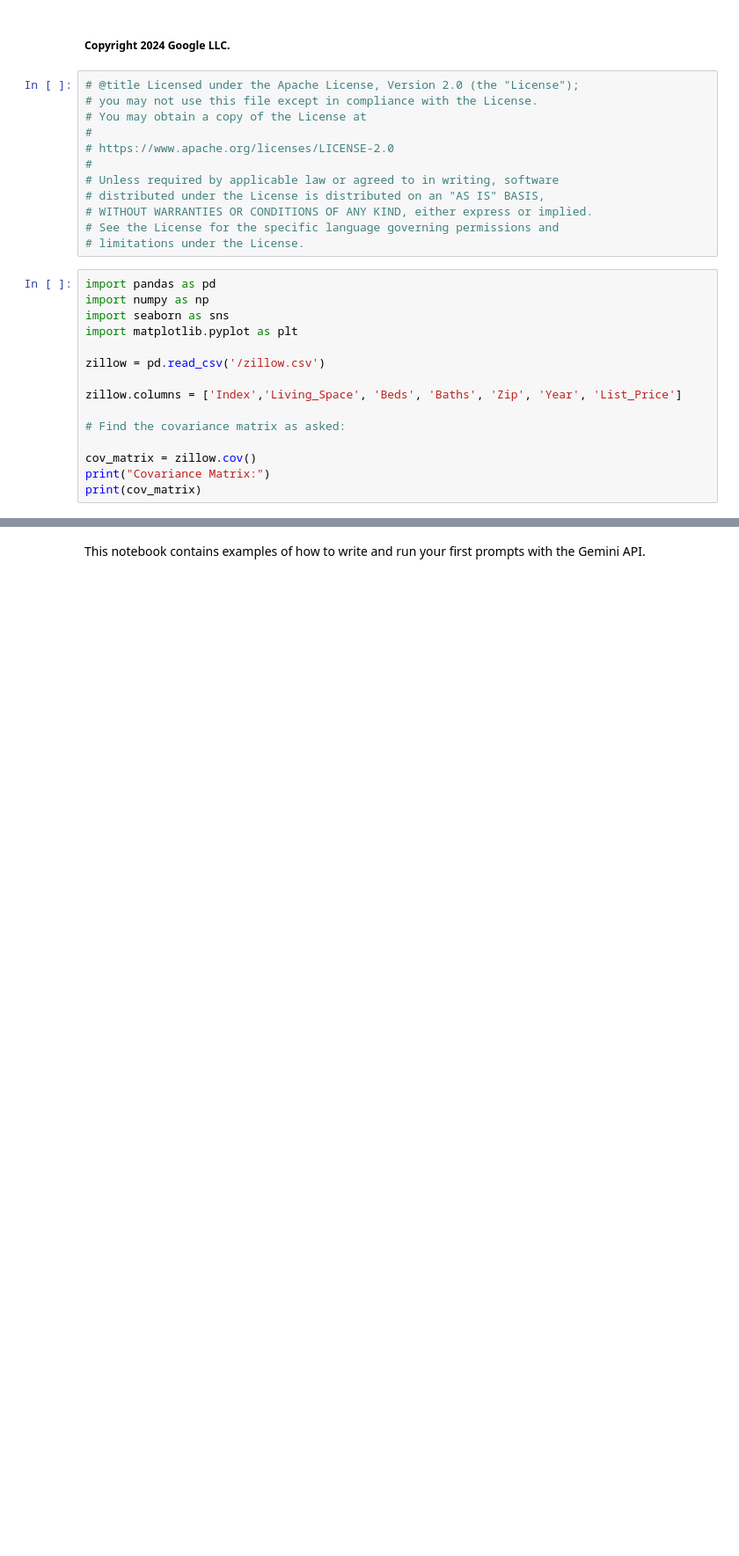
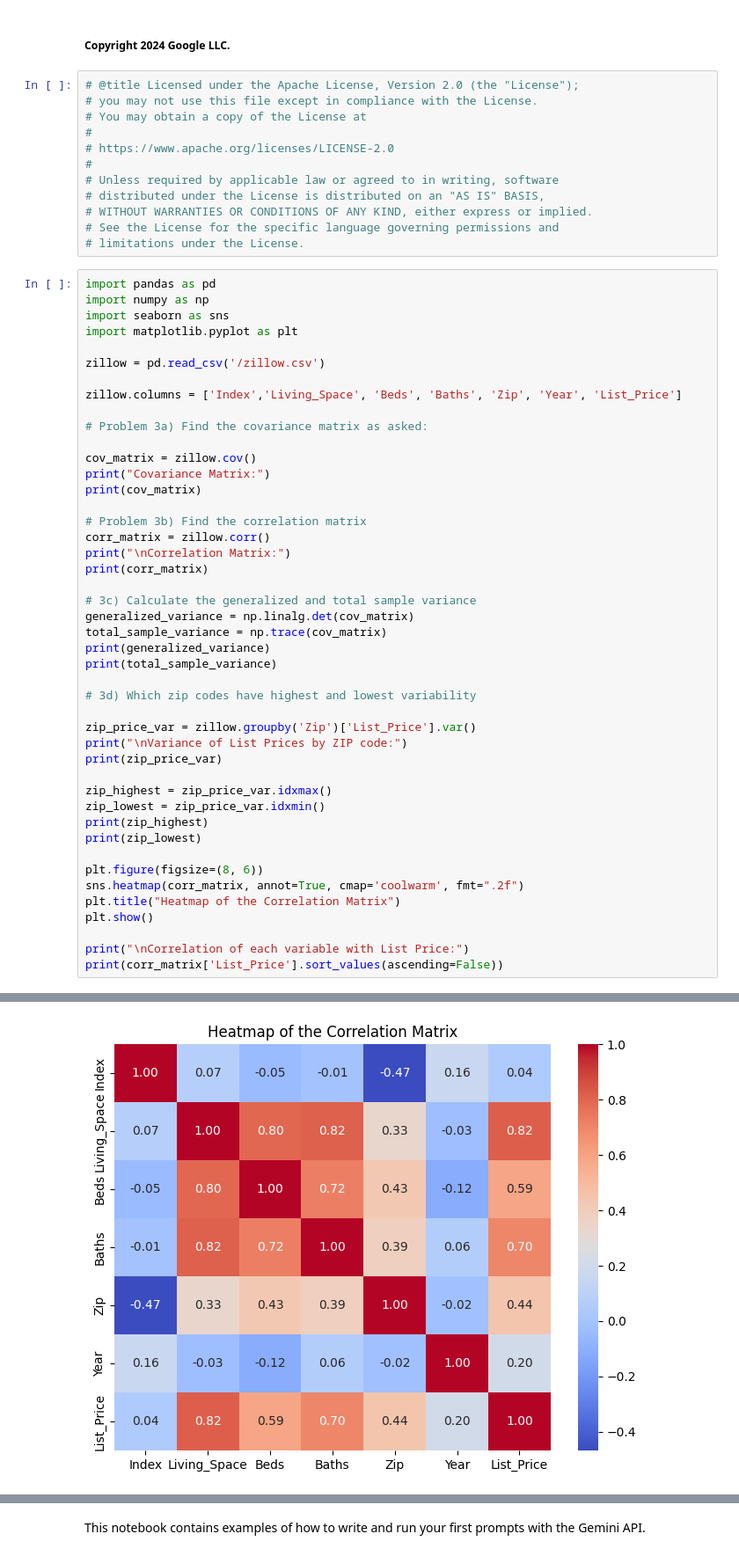
Before and after one commit to Agneiyam/Edric, a Jupyter notebook: quickstarts/Prompting.ipynb, the cells around one changed output, grey strips where cells are left out. Shown at 88% size. Saved outputs shown, nothing was run; the diff lists cells and outputs as text; blank space fills up the shorter version.

```diff
--- a/quickstarts/Prompting.ipynb
+++ b/quickstarts/Prompting.ipynb
@@ -22,11 +22,41 @@ zillow = pd.read_csv('/zillow.csv')
 
 zillow.columns = ['Index','Living_Space', 'Beds', 'Baths', 'Zip', 'Year', 'List_Price']
 
-# Find the covariance matrix as asked:
+# Problem 3a) Find the covariance matrix as asked:
 
 cov_matrix = zillow.cov()
 print("Covariance Matrix:")
 print(cov_matrix)
+
+# Problem 3b) Find the correlation matrix
+corr_matrix = zillow.corr()
+print("\nCorrelation Matrix:")
+print(corr_matrix)
+
+# 3c) Calculate the generalized and total sample variance
+generalized_variance = np.linalg.det(cov_matrix)
+total_sample_variance = np.trace(cov_matrix)
+print(generalized_variance)
+print(total_sample_variance)
+
+# 3d) Which zip codes have highest and lowest variability
+
+zip_price_var = zillow.groupby('Zip')['List_Price'].var()
+print("\nVariance of List Prices by ZIP code:")
+print(zip_price_var)
+
+zip_highest = zip_price_var.idxmax()
+zip_lowest = zip_price_var.idxmin()
+print(zip_highest)
+print(zip_lowest)
+
+plt.figure(figsize=(8, 6))
+sns.heatmap(corr_matrix, annot=True, cmap='coolwarm', fmt=".2f")
+plt.title("Heatmap of the Correlation Matrix")
+plt.show()
+
+print("\nCorrelation of each variable with List Price:")
+print(corr_matrix['List_Price'].sort_values(ascending=False))
 # %% [output]
 Covariance Matrix:
                      Index  Living_Space           Beds          Baths  \
@@ -48,0 +78 @@ List_Price    324720.000000  765104.210526  4.233581e+10
+[figure, added]
```
Also changed, not shown: parts of 1 cell of this notebook.
